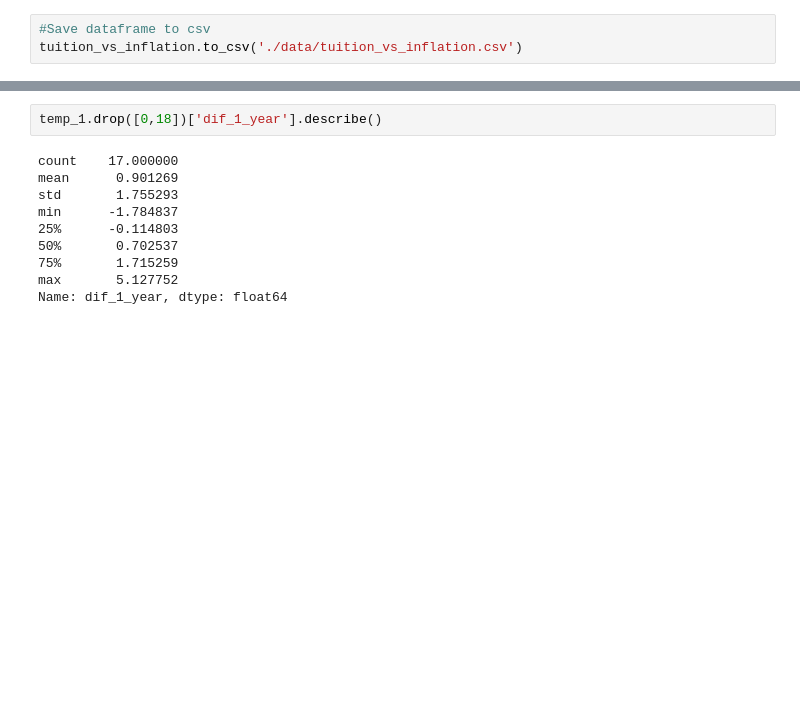
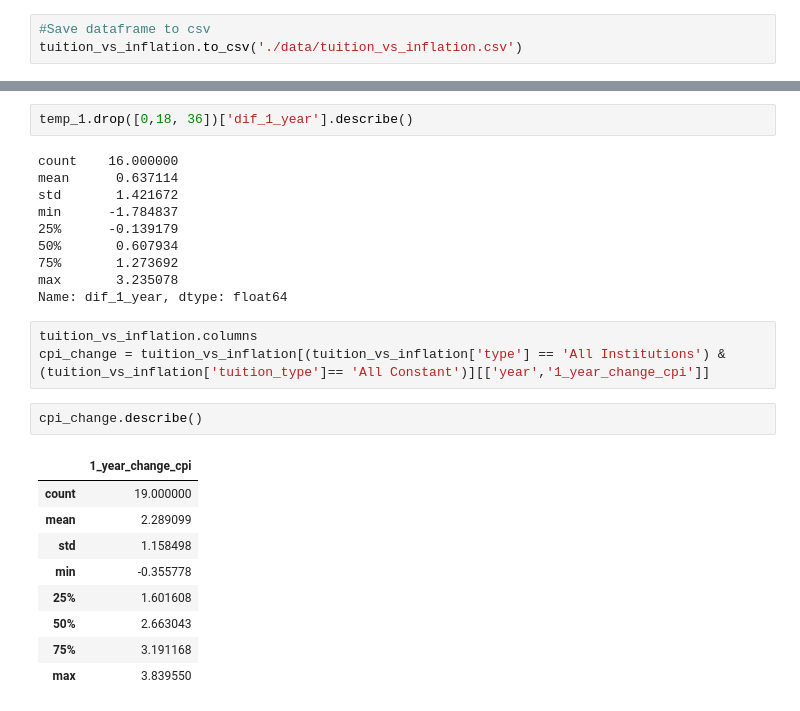
Before and after one commit to eaxworthy/tuition_cost_analysis, a Jupyter notebook: notebook_lizzy.ipynb, the cells around one changed output, grey strips where cells are left out. Saved outputs shown, nothing was run; the diff lists cells and outputs as text; blank space fills up the shorter version.

```diff
--- a/notebook_lizzy.ipynb
+++ b/notebook_lizzy.ipynb
@@ -420,12 +438,27 @@ plt.savefig('./images/tuition_cpi_percent_change')
 # %%
-temp_1.drop([0,18])['dif_1_year'].describe()
+temp_1.drop([0,18, 36])['dif_1_year'].describe()
 # %% [output]
-count    17.000000
-mean      0.901269
-std       1.755293
+count    16.000000
+mean      0.637114
+std       1.421672
 min      -1.784837
-25%      -0.114803
-50%       0.702537
-75%       1.715259
-max       5.127752
+25%      -0.139179
+50%       0.607934
+75%       1.273692
+max       3.235078
 Name: dif_1_year, dtype: float64
+# %%
+tuition_vs_inflation.columns
+cpi_change = tuition_vs_inflation[(tuition_vs_inflation['type'] == 'All Institutions') & (tuition_vs_inflation['tuition_type']== 'All Constant')][['year','1_year_change_cpi']]
+# %%
+cpi_change.describe()
+# %% [output]
+|  | 1_year_change_cpi |
+| count | 19.000000 |
+| mean | 2.289099 |
+| std | 1.158498 |
+| min | -0.355778 |
+| 25% | 1.601608 |
+| 50% | 2.663043 |
+| 75% | 3.191168 |
+| max | 3.839550 |
```
Also changed, not shown: parts of 7 cells of this notebook, 1 other file.
